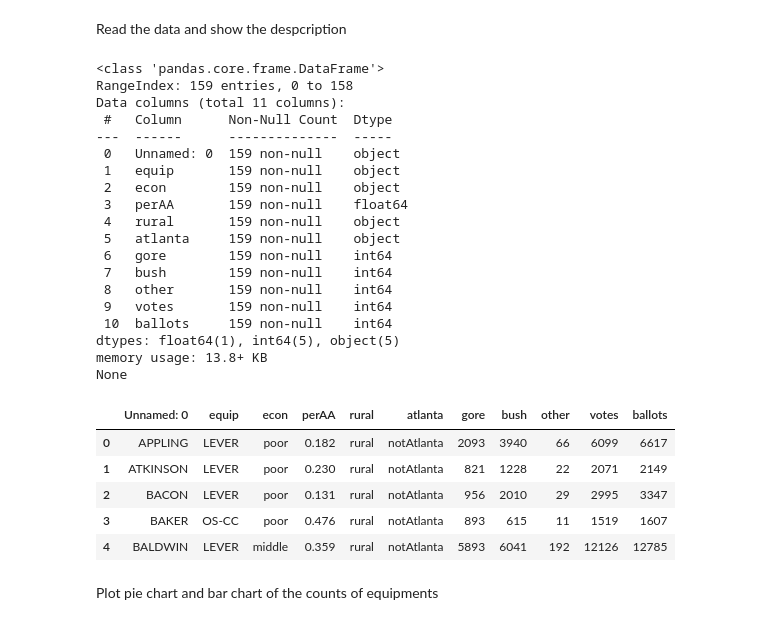
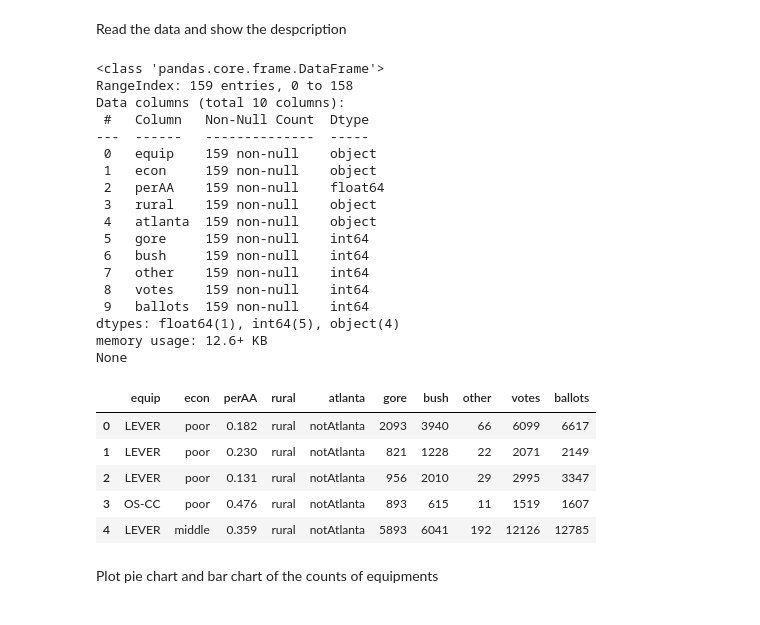
Before and after one commit to mysxc439/Biswa_PG3, a Jupyter notebook: adv_reg/gavote.ipynb, the cells around one changed output. Cells and saved outputs as stored; diff of their text form; code cells hidden in the pictures.

```diff
--- a/adv_reg/gavote.ipynb
+++ b/adv_reg/gavote.ipynb
@@ -6,34 +11,34 @@ import os, numpy as np, pandas as pd, matplotlib.pyplot as plt
 Read the data and show the despcription
 # %%
 data = pd.read_csv(os.path.abspath('gavote.csv'))
+data.drop(columns=data.columns[0], inplace=True)  # Drop the first unnamed column
 print(data.info())
 data.head()
 # %% [output]
 <class 'pandas.core.frame.DataFrame'>
 RangeIndex: 159 entries, 0 to 158
-Data columns (total 11 columns):
- #   Column      Non-Null Count  Dtype
----  ------      --------------  -----
- 0   Unnamed: 0  159 non-null    object
- 1   equip       159 non-null    object
- 2   econ        159 non-null    object
- 3   perAA       159 non-null    float64
- 4   rural       159 non-null    object
- 5   atlanta     159 non-null    object
- 6   gore        159 non-null    int64
- 7   bush        159 non-null    int64
- 8   other       159 non-null    int64
- 9   votes       159 non-null    int64
- 10  ballots     159 non-null    int64
-dtypes: float64(1), int64(5), object(5)
-memory usage: 13.8+ KB
+Data columns (total 10 columns):
+ #   Column   Non-Null Count  Dtype
+---  ------   --------------  -----
+ 0   equip    159 non-null    object
+ 1   econ     159 non-null    object
+ 2   perAA    159 non-null    float64
+ 3   rural    159 non-null    object
+ 4   atlanta  159 non-null    object
+ 5   gore     159 non-null    int64
+ 6   bush     159 non-null    int64
+ 7   other    159 non-null    int64
+ 8   votes    159 non-null    int64
+ 9   ballots  159 non-null    int64
+dtypes: float64(1), int64(5), object(4)
+memory usage: 12.6+ KB
 None
-|  | Unnamed: 0 | equip | econ | perAA | rural | atlanta | gore | bush | other | votes | ballots |
-| 0 | APPLING | LEVER | poor | 0.182 | rural | notAtlanta | 2093 | 3940 | 66 | 6099 | 6617 |
-| 1 | ATKINSON | LEVER | poor | 0.230 | rural | notAtlanta | 821 | 1228 | 22 | 2071 | 2149 |
-| 2 | BACON | LEVER | poor | 0.131 | rural | notAtlanta | 956 | 2010 | 29 | 2995 | 3347 |
-| 3 | BAKER | OS-CC | poor | 0.476 | rural | notAtlanta | 893 | 615 | 11 | 1519 | 1607 |
-| 4 | BALDWIN | LEVER | middle | 0.359 | rural | notAtlanta | 5893 | 6041 | 192 | 12126 | 12785 |
+|  | equip | econ | perAA | rural | atlanta | gore | bush | other | votes | ballots |
+| 0 | LEVER | poor | 0.182 | rural | notAtlanta | 2093 | 3940 | 66 | 6099 | 6617 |
+| 1 | LEVER | poor | 0.230 | rural | notAtlanta | 821 | 1228 | 22 | 2071 | 2149 |
+| 2 | LEVER | poor | 0.131 | rural | notAtlanta | 956 | 2010 | 29 | 2995 | 3347 |
+| 3 | OS-CC | poor | 0.476 | rural | notAtlanta | 893 | 615 | 11 | 1519 | 1607 |
+| 4 | LEVER | middle | 0.359 | rural | notAtlanta | 5893 | 6041 | 192 | 12126 | 12785 |
 # %% [markdown]
 Plot pie chart and bar chart of the counts of equipments
 # %%
```
Also changed, not shown: parts of 17 cells of this notebook, 5 other files.
